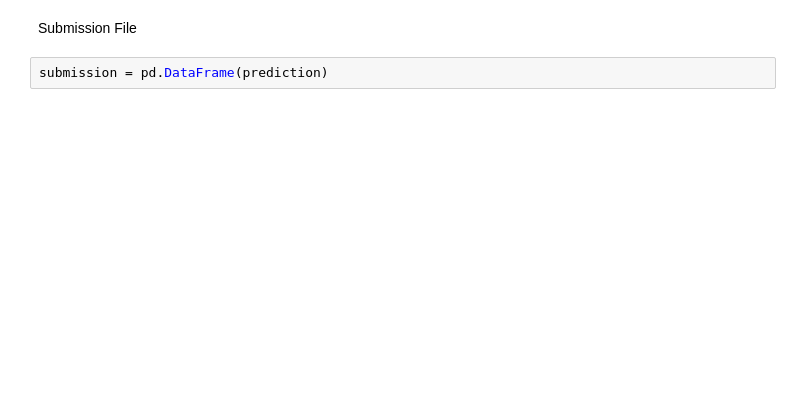
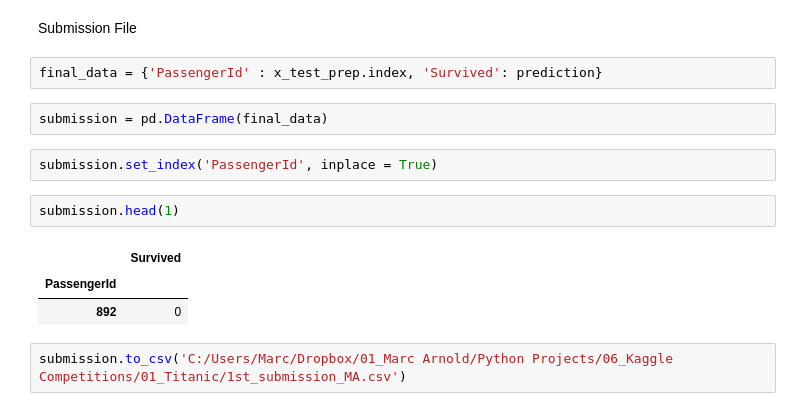
Before and after one commit to marc6330/Kaggle_Competitions, a Jupyter notebook: 01_Kaggle_Titanic_Competition.ipynb, the cells around one changed output. Drawn from its saved outputs; the diff is of its cells as text; blank space fills up the shorter version.

Commit message:
submitted kaggle titanic prediction

```diff
--- a/01_Kaggle_Titanic_Competition.ipynb
+++ b/01_Kaggle_Titanic_Competition.ipynb
@@ -511,4 +549,16 @@ ValueError: X has 18 features, but DecisionTreeClassifier is expecting 19 featur
 # %% [markdown]
 Submission File
+# %%
+final_data = {'PassengerId' : x_test_prep.index, 'Survived': prediction}
 # %%
-submission = pd.DataFrame(prediction)
+submission = pd.DataFrame(final_data)
+# %%
+submission.set_index('PassengerId', inplace = True)
+# %%
+submission.head(1)
+# %% [output]
+|  | Survived |
+| PassengerId |  |
+| 892 | 0 |
+# %%
+submission.to_csv('C:/Users/Marc/Dropbox/01_Marc Arnold/Python Projects/06_Kaggle Competitions/01_Titanic/1st_submission_MA.csv')
```
Also changed, not shown: parts of 16 cells of this notebook.
